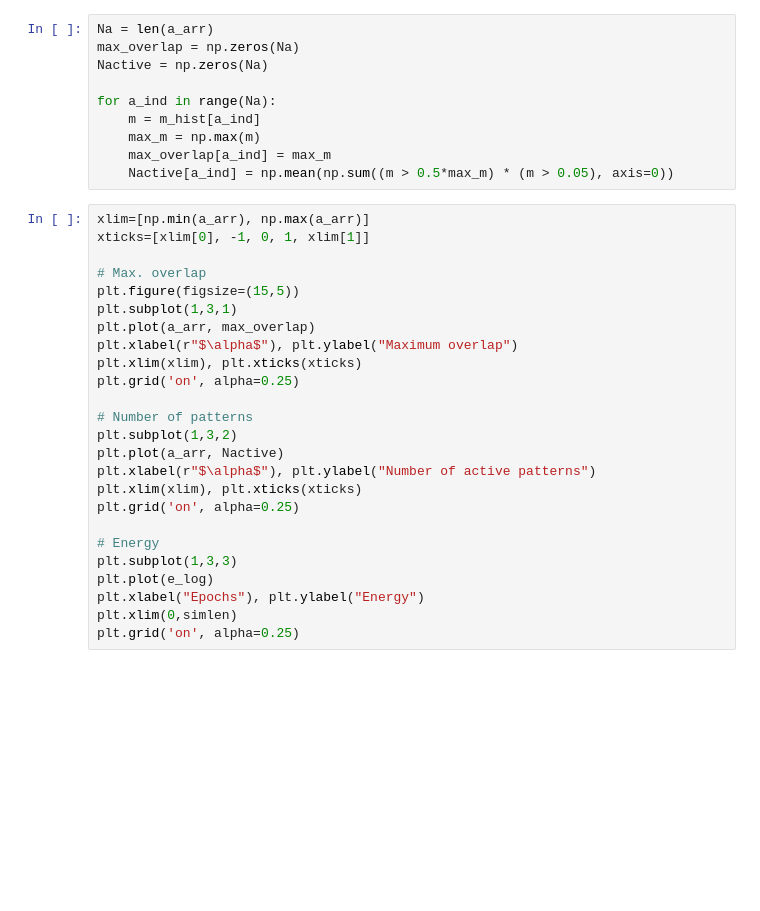
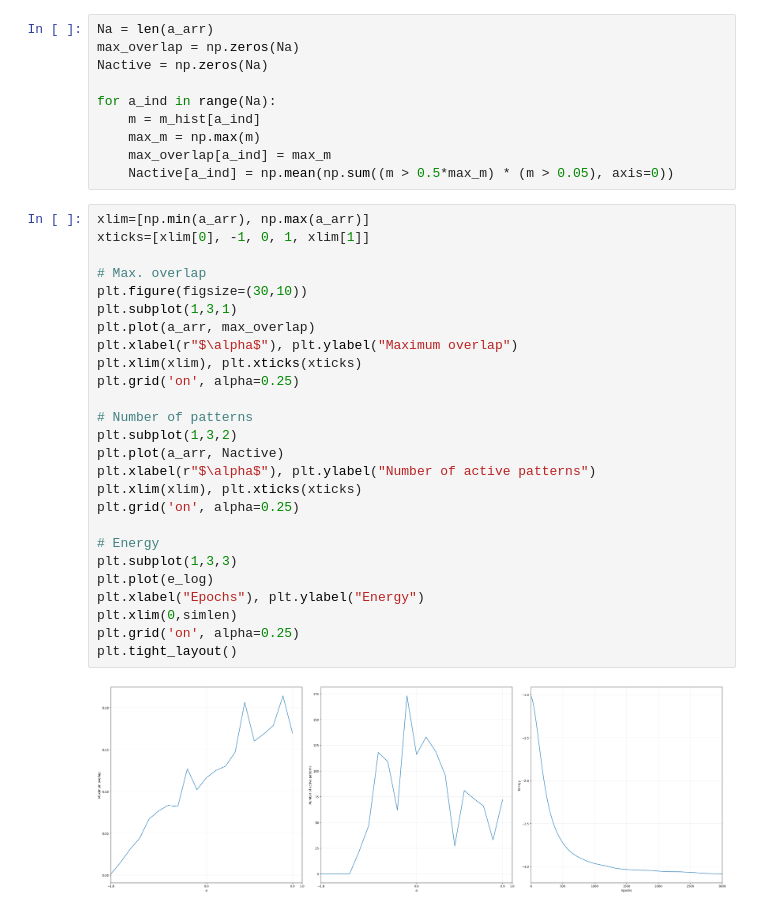
Before and after one commit to epochlab/LAM, a Jupyter notebook: lab/build_alpha.ipynb, the cells around one changed output. Cells and saved outputs as stored; diff of their text form; blank space fills up the shorter version.

```diff
--- a/lab/build_alpha.ipynb
+++ b/lab/build_alpha.ipynb
@@ -95,25 +113,28 @@ for a_ind in range(Na):
 # %%
 xlim=[np.min(a_arr), np.max(a_arr)]
 xticks=[xlim[0], -1, 0, 1, xlim[1]]
 
 # Max. overlap
-plt.figure(figsize=(15,5))
+plt.figure(figsize=(30,10))
 plt.subplot(1,3,1)
 plt.plot(a_arr, max_overlap)
 plt.xlabel(r"$\alpha$"), plt.ylabel("Maximum overlap")
 plt.xlim(xlim), plt.xticks(xticks)
 plt.grid('on', alpha=0.25)
 
 # Number of patterns
 plt.subplot(1,3,2)
 plt.plot(a_arr, Nactive)
 plt.xlabel(r"$\alpha$"), plt.ylabel("Number of active patterns")
 plt.xlim(xlim), plt.xticks(xticks)
 plt.grid('on', alpha=0.25)
 
 # Energy
 plt.subplot(1,3,3)
 plt.plot(e_log)
 plt.xlabel("Epochs"), plt.ylabel("Energy")
 plt.xlim(0,simlen)
 plt.grid('on', alpha=0.25)
+plt.tight_layout()
+# %% [output]
+[figure, added]
```
Also changed, not shown: parts of 4 cells of this notebook.
